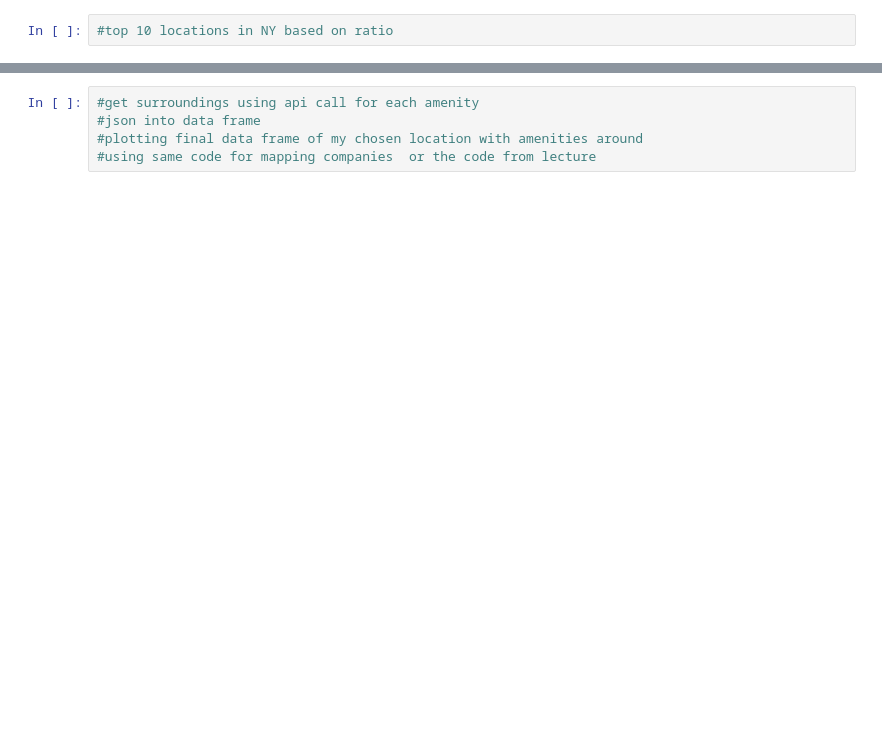
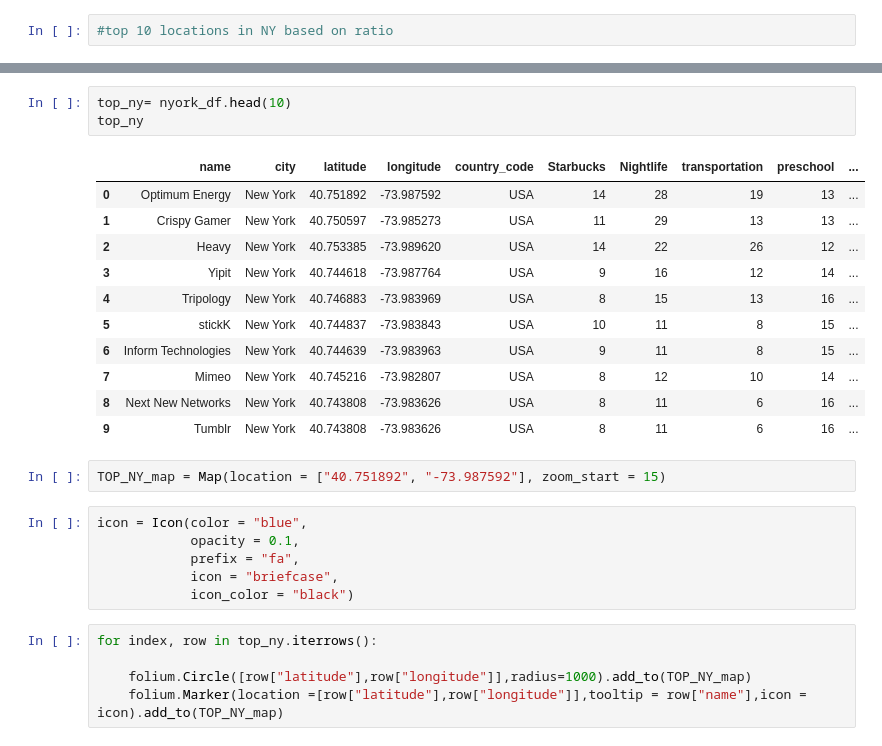
Before and after one commit to KirbyDream/Geospatial-data-Foursquare-API-and-Mongodb, a Jupyter notebook: api_fs_test.ipynb, the cells around one changed output, grey strips where cells are left out. Drawn from its saved outputs; the diff is of its cells as text; blank space fills up the shorter version.

```diff
--- a/api_fs_test.ipynb
+++ b/api_fs_test.ipynb
@@ -527,5 +349,28 @@ TOP_NY_map
-# %%
-#get surroundings using api call for each amenity
-#json into data frame
-#plotting final data frame of my chosen location with amenities around
-#using same code for mapping companies  or the code from lecture
+# %%
+top_ny= nyork_df.head(10)
+top_ny
+# %% [output]
+|  | name | city | latitude | longitude | country_code | Starbucks | Nightlife | transportation | preschool | ... |
+| 0 | Optimum Energy | New York | 40.751892 | -73.987592 | USA | 14 | 28 | 19 | 13 | ... |
+| 1 | Crispy Gamer | New York | 40.750597 | -73.985273 | USA | 11 | 29 | 13 | 13 | ... |
+| 2 | Heavy | New York | 40.753385 | -73.989620 | USA | 14 | 22 | 26 | 12 | ... |
+| 3 | Yipit | New York | 40.744618 | -73.987764 | USA | 9 | 16 | 12 | 14 | ... |
+| 4 | Tripology | New York | 40.746883 | -73.983969 | USA | 8 | 15 | 13 | 16 | ... |
+| 5 | stickK | New York | 40.744837 | -73.983843 | USA | 10 | 11 | 8 | 15 | ... |
+| 6 | Inform Technologies | New York | 40.744639 | -73.983963 | USA | 9 | 11 | 8 | 15 | ... |
+| 7 | Mimeo | New York | 40.745216 | -73.982807 | USA | 8 | 12 | 10 | 14 | ... |
+| 8 | Next New Networks | New York | 40.743808 | -73.983626 | USA | 8 | 11 | 6 | 16 | ... |
+| 9 | Tumblr | New York | 40.743808 | -73.983626 | USA | 8 | 11 | 6 | 16 | ... |
+# %%
+TOP_NY_map = Map(location = ["40.751892", "-73.987592"], zoom_start = 15)
+# %%
+icon = Icon(color = "blue",
+            opacity = 0.1,
+            prefix = "fa",
+            icon = "briefcase",
+            icon_color = "black")
+# %%
+for index, row in top_ny.iterrows():
+
+    folium.Circle([row["latitude"],row["longitude"]],radius=1000).add_to(TOP_NY_map)
+    folium.Marker(location =[row["latitude"],row["longitude"]],tooltip = row["name"],icon = icon).add_to(TOP_NY_map)
```
Also changed, not shown: parts of 86 cells of this notebook, 4 other files.
